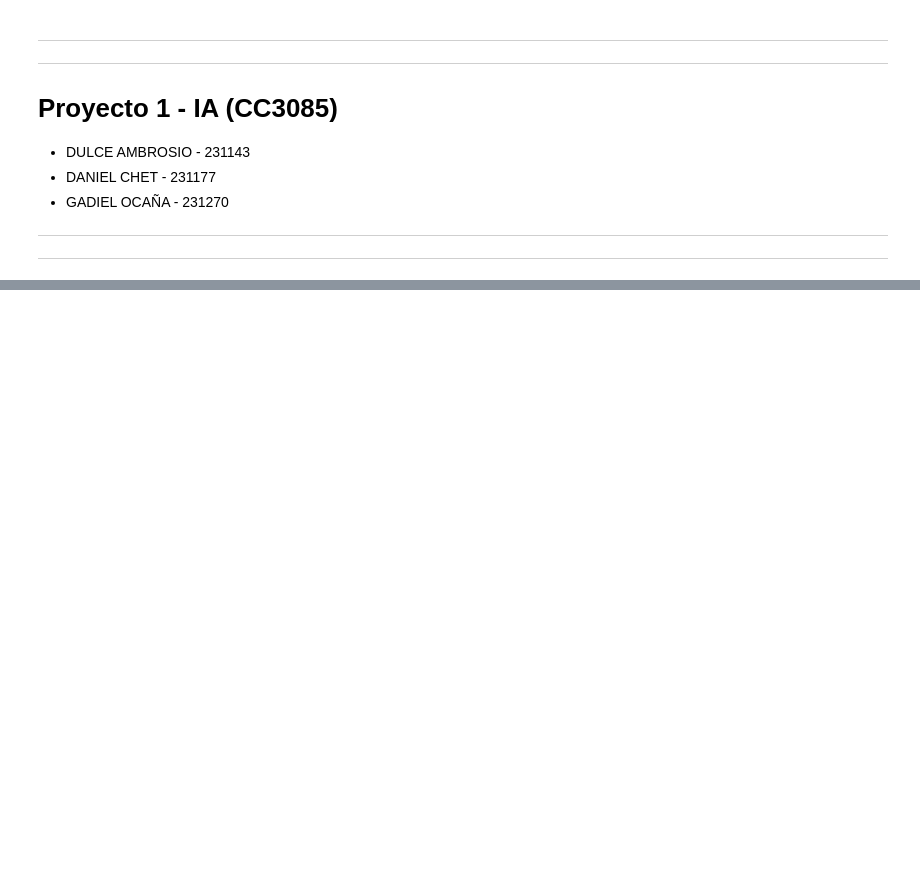
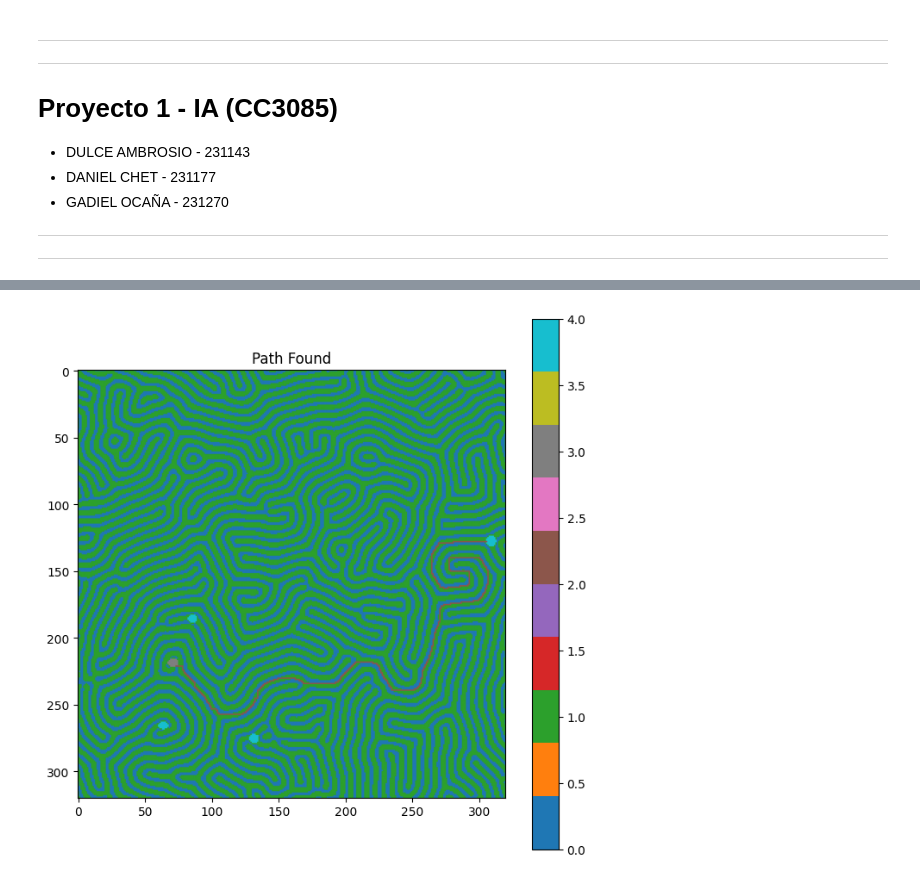
Before and after one commit to Dulce2004/CC3085-IA_Proyecto1, a Jupyter notebook: Proyecto1.ipynb, the cells around one changed output, grey strips where cells are left out. Cells and saved outputs as stored; diff of their text form; code cells hidden in the pictures; blank space fills up the shorter version.

```diff
--- a/Proyecto1.ipynb
+++ b/Proyecto1.ipynb
@@ -34,7 +41,14 @@ TILE_SIZE = 10
+# %%
+height, width, _ = img_array.shape
+
+height = height - (height % TILE_SIZE)
+width = width - (width % TILE_SIZE)
+
+img_array = img_array[:height, :width]
 # %%
 # Se crear el grid discreto
-rows = img_array.shape[0]
-cols = img_array.shape[1]
+rows = height // TILE_SIZE
+cols = width // TILE_SIZE
 
 grid = np.zeros((rows, cols), dtype=object)
 
@@ -262,0 +380,14 @@ visualize_path(grid, dfs_path)
+# %%
+# Prueba de A* en el laberinto (costo uniforme)
+# En esta versión inicial, todos los movimientos tienen costo 1
+
+path_astar, visited_astar = astar(problem)
+
+print("=" * 50)
+print("RESULTADOS: A* con Costo Uniforme")
+print("=" * 50)
+print(f"Longitud del camino: {len(path_astar)} pasos")
+print(f"Nodos visitados: {visited_astar} nodos")
+print("=" * 50)
+print(f"A* encontró camino óptimo: {len(path_astar) == len(bfs_path)}")
+print(f"A* exploró menos nodos que BFS/DFS: (más eficiente)")
@@ -262,0 +403,5 @@ visualize_path(grid, dfs_path)
+# %%
+# Visualización del camino encontrado por A*
+visualize_path(grid, path_astar)
+# %% [output]
+[figure, added]
```
Also changed, not shown: parts of 42 cells of this notebook, 1 other file.
